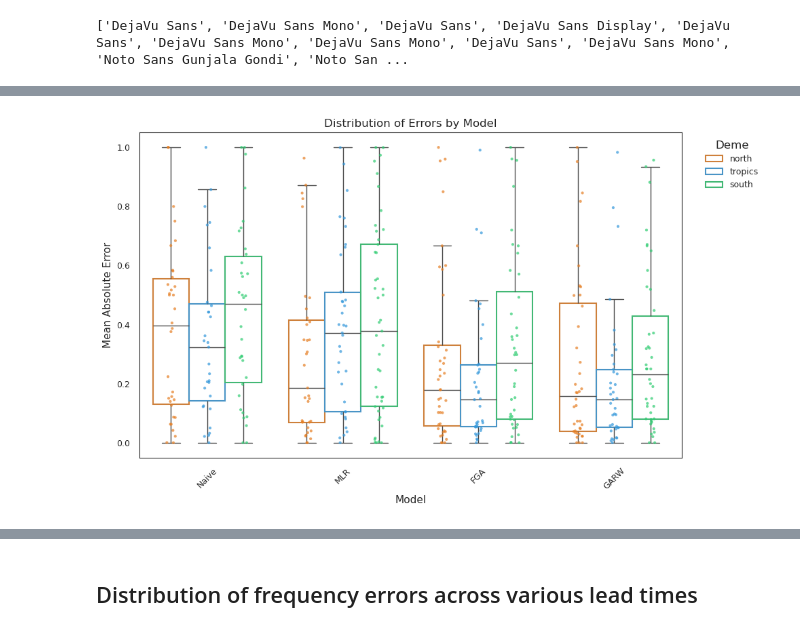
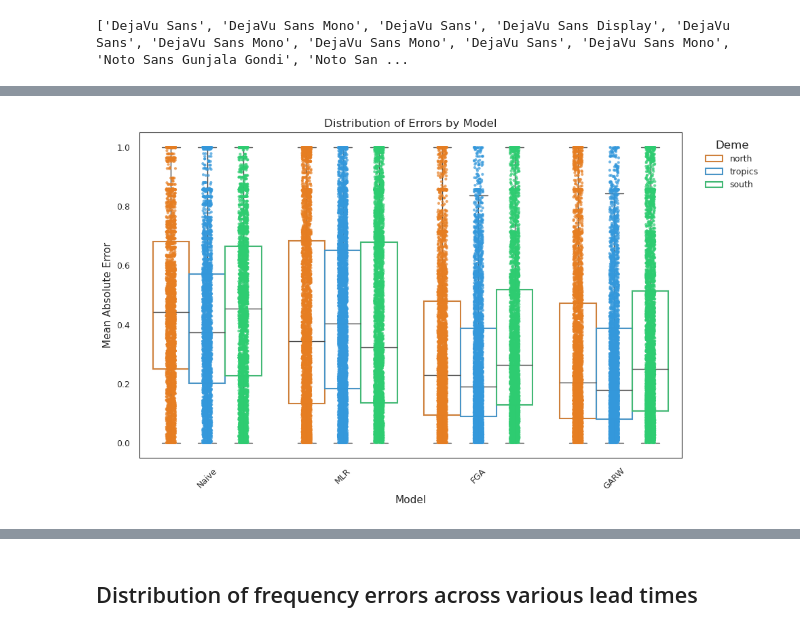
Before and after one commit to matsengrp/antigen-forecasting, a Jupyter notebook: notebooks/manuscript-figure-4-freq-errors.ipynb, the cells around one changed output, grey strips where cells are left out. Saved outputs shown, nothing was run; the diff lists cells and outputs as text; code cells hidden in the pictures.

```diff
--- a/notebooks/manuscript-figure-4-freq-errors.ipynb
+++ b/notebooks/manuscript-figure-4-freq-errors.ipynb
@@ -95,41 +95,41 @@ lead_days_of_interest = [-360, -270, -180, -90, 0, 90, 180, 270, 360]
 # Create a copy of error_df with modified model names
 error_df_plot = error_df.copy()
 error_df_plot['model'] = error_df_plot['model'].replace({'NAIVE':'Naive'})
-error_df_plot = error_df_plot[error_df_plot['lead'].isin(lead_days_of_interest)]
+#error_df_plot = error_df_plot[error_df_plot['lead'].isin(lead_days_of_interest)]
 # First create the boxplot
 ax = sns.boxplot(data=error_df_plot, x='model', y='MAE', hue='country',
                    hue_order=['north','tropics', 'south'],
                    palette=deme_palette,
                    showfliers=False
               )
 
 for patch in ax.patches:
     edge_color = patch.get_facecolor()
     patch.set_facecolor('none')
     patch.set_edgecolor(edge_color)
     patch.set_linewidth(1.5)
 
 # Overlay swarmplot with individual points
 sns.stripplot(data=error_df_plot,x='model', y='MAE',
                 hue='country', hue_order=['north', 'tropics', 'south'], palette=deme_palette,
                 dodge=True, jitter=True, size=3, alpha=0.7,
                 legend=False  # Avoid duplicate legends
               )
 
 # Customize axes labels and ticks
 plt.ylabel('Mean Absolute Error')
 plt.xlabel('Model')
 plt.title('Distribution of Errors by Model')
 plt.xticks(rotation=45)
 
 # Update the legend
 plt.legend(title='Deme',
 bbox_to_anchor=(1.03, 1), loc='upper left')
 plt.tight_layout()
 
 plt.show()
 # %% [output]
-[figure, old version]
+[figure, new version]
 # %%
 # Create a multi-panel figure
 fig, axes = plt.subplots(1, 3, figsize=(10, 4), constrained_layout=True)
```
Also changed, not shown: parts of 3 cells of this notebook.
